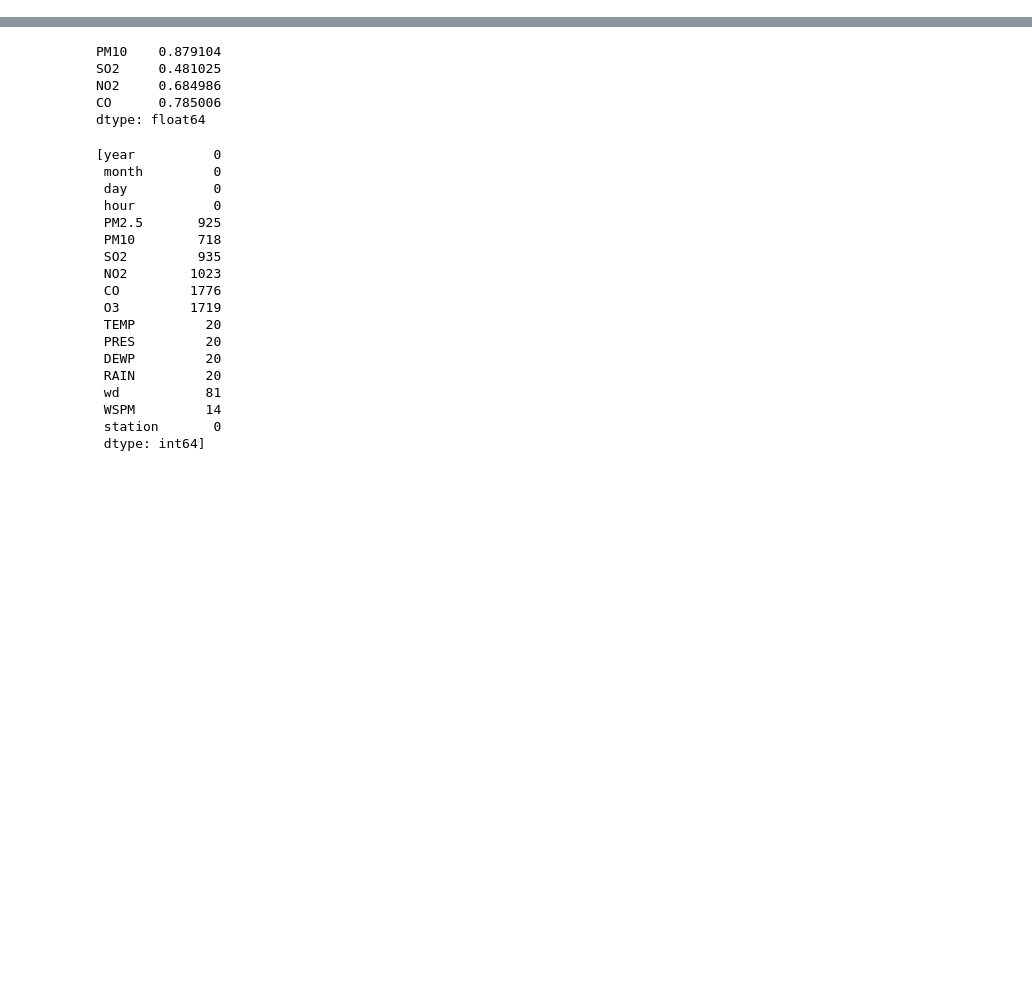
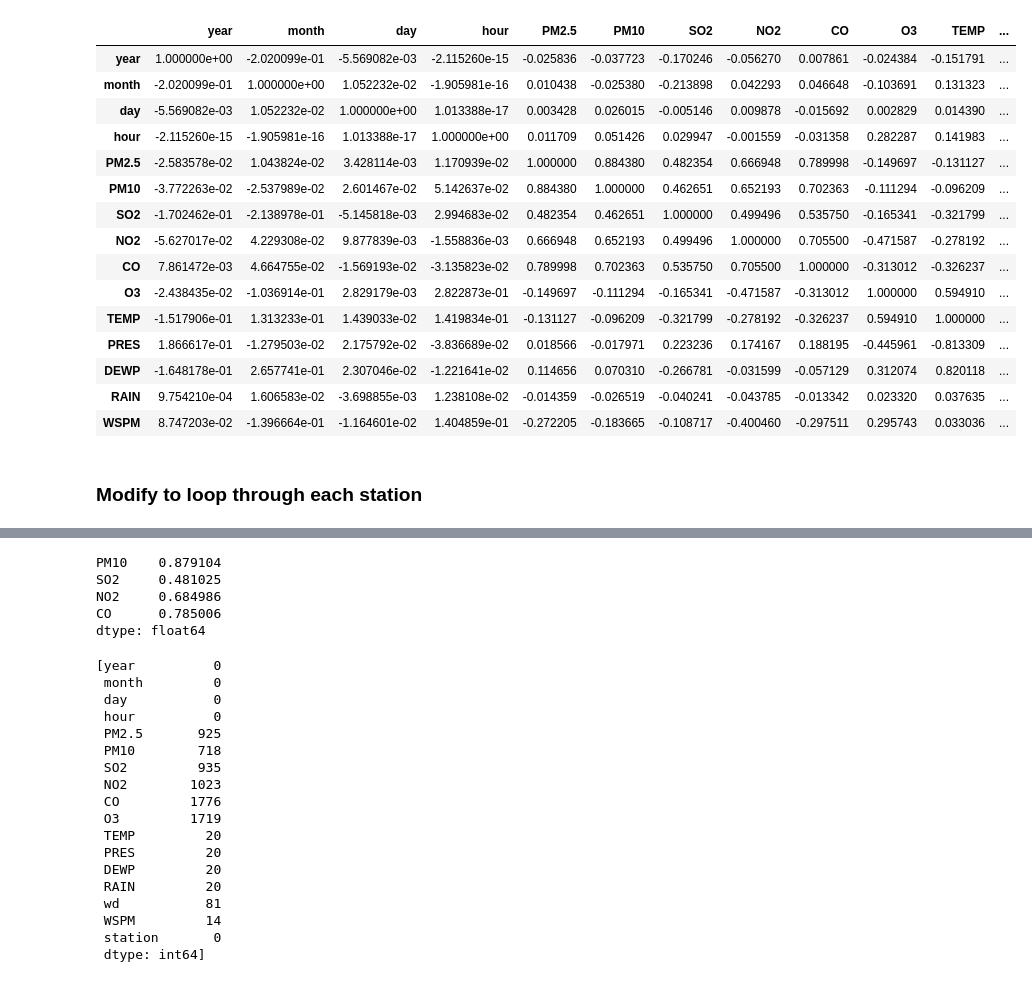
Before and after one commit to perujuice/AirQ_beijing, a Jupyter notebook: model.ipynb, the cells around one changed output, grey strips where cells are left out. Cells and saved outputs as stored; diff of their text form; code cells hidden in the pictures; blank space fills up the shorter version.

Commit message:
updates on data imports

```diff
--- a/model.ipynb
+++ b/model.ipynb
@@ -19,0 +30,23 @@ import scipy.stats as stats
+# %%
+# Get all CSV files in the folder
+csv_files = glob.glob(os.path.join(path, "*.csv"))
+
+# Read each CSV and store in a list
+dfs = []
+for file in csv_files:
+    df = pd.read_csv(file)
+    dfs.append(df)
+
+# Concatenate all dataframes
+df = pd.concat(dfs, ignore_index=True)
+
+# Remove 'No' column if exists
+if 'No' in df.columns:
+    df = df.drop(columns=['No'])
+
+# Save to a single CSV
+output_file = os.path.join(path, "beijing_all_stations.csv")
+df.to_csv(output_file, index=False, quoting=csv.QUOTE_ALL)
+
+print(f"Combined CSV saved to: {output_file}")
+print(f"Shape of combined dataset: {df.shape}")
@@ -22,10 +111,5 @@ import scipy.stats as stats
 # %%
-print("hello world")
 
-df = pd.read_csv(os.path.join(path, "PRSA_Data_Aotizhongxin_20130301-20170228.csv"))
-df=df.drop('No', axis=1)
 airpoll = df['PM2.5']
 print(airpoll.describe())
-# boxplot of PM2.5 levels
-plt.hist(airpoll.dropna(), bins=50)
 # %% [output]
@@ -112,4 +164,26 @@ wd          object
 WSPM       float64
 station     object
 dtype: object
+# %%
+num_data = df.drop(["station", "wd"], axis = 1)
+num_data.corr()
+# %% [output]
+|  | year | month | day | hour | PM2.5 | PM10 | SO2 | NO2 | CO | O3 | TEMP | ... |
+| year | 1.000000e+00 | -2.020099e-01 | -5.569082e-03 | -2.115260e-15 | -0.025836 | -0.037723 | -0.170246 | -0.056270 | 0.007861 | -0.024384 | -0.151791 | ... |
+| month | -2.020099e-01 | 1.000000e+00 | 1.052232e-02 | -1.905981e-16 | 0.010438 | -0.025380 | -0.213898 | 0.042293 | 0.046648 | -0.103691 | 0.131323 | ... |
+| day | -5.569082e-03 | 1.052232e-02 | 1.000000e+00 | 1.013388e-17 | 0.003428 | 0.026015 | -0.005146 | 0.009878 | -0.015692 | 0.002829 | 0.014390 | ... |
+| hour | -2.115260e-15 | -1.905981e-16 | 1.013388e-17 | 1.000000e+00 | 0.011709 | 0.051426 | 0.029947 | -0.001559 | -0.031358 | 0.282287 | 0.141983 | ... |
+| PM2.5 | -2.583578e-02 | 1.043824e-02 | 3.428114e-03 | 1.170939e-02 | 1.000000 | 0.884380 | 0.482354 | 0.666948 | 0.789998 | -0.149697 | -0.131127 | ... |
+| PM10 | -3.772263e-02 | -2.537989e-02 | 2.601467e-02 | 5.142637e-02 | 0.884380 | 1.000000 | 0.462651 | 0.652193 | 0.702363 | -0.111294 | -0.096209 | ... |
+| SO2 | -1.702462e-01 | -2.138978e-01 | -5.145818e-03 | 2.994683e-02 | 0.482354 | 0.462651 | 1.000000 | 0.499496 | 0.535750 | -0.165341 | -0.321799 | ... |
+| NO2 | -5.627017e-02 | 4.229308e-02 | 9.877839e-03 | -1.558836e-03 | 0.666948 | 0.652193 | 0.499496 | 1.000000 | 0.705500 | -0.471587 | -0.278192 | ... |
+| CO | 7.861472e-03 | 4.664755e-02 | -1.569193e-02 | -3.135823e-02 | 0.789998 | 0.702363 | 0.535750 | 0.705500 | 1.000000 | -0.313012 | -0.326237 | ... |
+| O3 | -2.438435e-02 | -1.036914e-01 | 2.829179e-03 | 2.822873e-01 | -0.149697 | -0.111294 | -0.165341 | -0.471587 | -0.313012 | 1.000000 | 0.594910 | ... |
+| TEMP | -1.517906e-01 | 1.313233e-01 | 1.439033e-02 | 1.419834e-01 | -0.131127 | -0.096209 | -0.321799 | -0.278192 | -0.326237 | 0.594910 | 1.000000 | ... |
+| PRES | 1.866617e-01 | -1.279503e-02 | 2.175792e-02 | -3.836689e-02 | 0.018566 | -0.017971 | 0.223236 | 0.174167 | 0.188195 | -0.445961 | -0.813309 | ... |
+| DEWP | -1.648178e-01 | 2.657741e-01 | 2.307046e-02 | -1.221641e-02 | 0.114656 | 0.070310 | -0.266781 | -0.031599 | -0.057129 | 0.312074 | 0.820118 | ... |
+| RAIN | 9.754210e-04 | 1.606583e-02 | -3.698855e-03 | 1.238108e-02 | -0.014359 | -0.026519 | -0.040241 | -0.043785 | -0.013342 | 0.023320 | 0.037635 | ... |
+| WSPM | 8.747203e-02 | -1.396664e-01 | -1.164601e-02 | 1.404859e-01 | -0.272205 | -0.183665 | -0.108717 | -0.400460 | -0.297511 | 0.295743 | 0.033036 | ... |
+# %% [markdown]
+### Modify to loop through each station
 # %%
```
Also changed, not shown: parts of 17 cells of this notebook.
